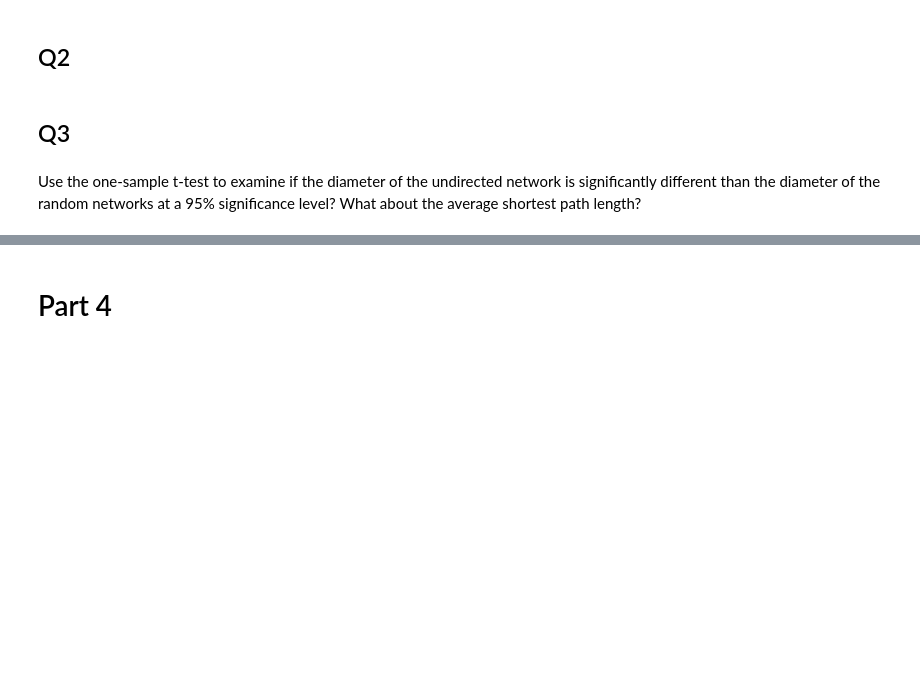
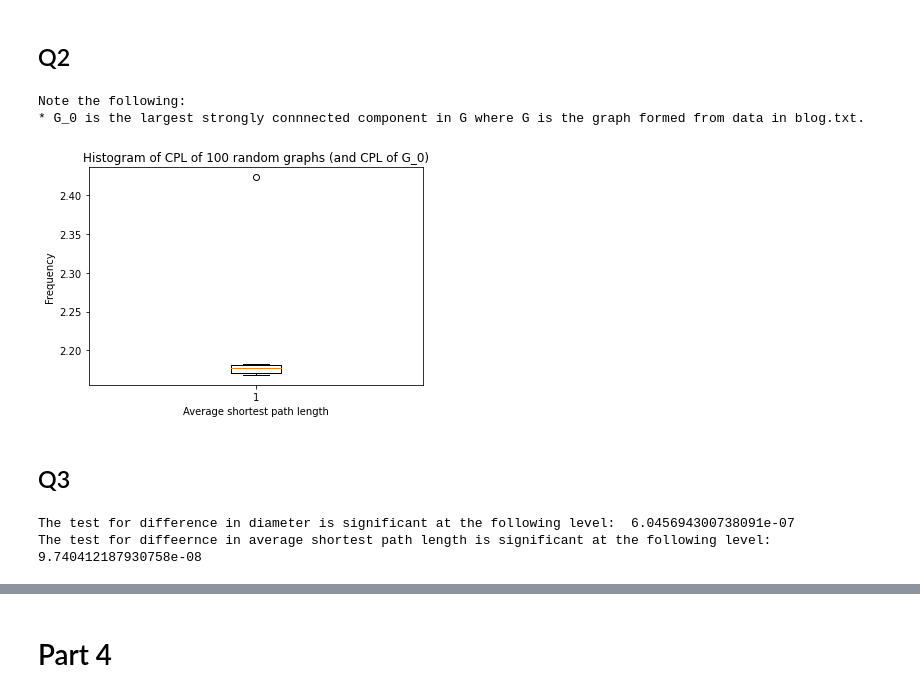
Before and after one commit to nmrnm/networksciassign2, a Jupyter notebook: Assignment2/Assignment2-MOHABBAT.ipynb, the cells around one changed output, grey strips where cells are left out. Saved outputs shown, nothing was run; the diff lists cells and outputs as text; code cells hidden in the pictures; blank space fills up the shorter version.

```diff
--- a/Assignment2/Assignment2-MOHABBAT.ipynb
+++ b/Assignment2/Assignment2-MOHABBAT.ipynb
@@ -349,4 +375,47 @@ for edge in G.edges():
+# %%
+# Plot the average shortest path length of the LCC and the 100 G(n,p) networks
+n = len(G_0.nodes())
+m = len(G_0.edges())
+p = m/(n*(n-1)/2)
+
+aG_r = [nx.average_shortest_path_length(G_0)]
+for i in range(100):
+    G_r = nx.fast_gnp_random_graph(n,p)
+    aG_r.append(nx.average_shortest_path_length(G_r))
+
+plt.xlabel("Average shortest path length")
+plt.ylabel("Frequency")
+plt.title("Histogram of CPL of 100 random graphs (and CPL of G_0)")
+plt.boxplot(aG_r)
+print("Note the following: ")
+print("* G_0 is the largest strongly connnected component in G where G is the graph formed from data in blog.txt.")
+# %% [output]
+Note the following:
+* G_0 is the largest strongly connnected component in G where G is the graph formed from data in blog.txt.
+[figure, added]
 # %% [markdown]
 ## Q3
-# %% [markdown]
-Use the one-sample t-test to examine if the diameter of the undirected network is significantly different than the diameter of the random networks at a 95% significance level? What about the average shortest path length?
+# %%
+import statistics as s
+import math as m
+# we add an additional value to the data set to prevent 0 variance
+# This gives us an upper bounded estimate (it would lead to worser case than 0 variance meaning
+# that by doing so it would make it less likely to reject the null hypothesis)
+t_val_d = None
+if np.isclose(s.stdev(dG_r[1:]),0):
+    t_val_d =  (dG_r[0] - s.mean(dG_r[1:])) / (s.stdev(dG_r[1:] + [s.mean(dG_r[1:]) + 1]) / m.sqrt(len(dG_r[1:])))
+else:
+    t_val_d = (dG_r[0] - s.mean(dG_r[1:])) / (s.stdev(dG_r[1:]) / m.sqrt(len(dG_r[1:])))
+
+t_val_a = (aG_r[0] - s.mean(aG_r[1:])) / (s.stdev(aG_r[1:]) / m.sqrt(len(aG_r[1:])))
+
+# we substract by 1 since the observed value is at the right tail of the distribution
+# and multiply by two since we are testing for difference from the mean (not whether it is greater or less than it)
+p_d = 2*(1 - t.cdf(x = t_val_d,df =  len(dG_r[1:]) - 1))
+p_a = 2*(1 - t.cdf(x = t_val_a,df =  len(aG_r[1:]) - 1))
+
+print("The test for difference in diameter is significant at the following level: ", p_d)
+print("The test for difference in average shortest path length is significant at the following level: ", p_a)
+# %% [output]
+The test for difference in diameter is significant at the following level:  6.045694300738091e-07
+The test for diffeernce in average shortest path length is significant at the following level:  9.740412187930758e-08
```
Also changed, not shown: parts of 4 cells of this notebook, 1 other file.
